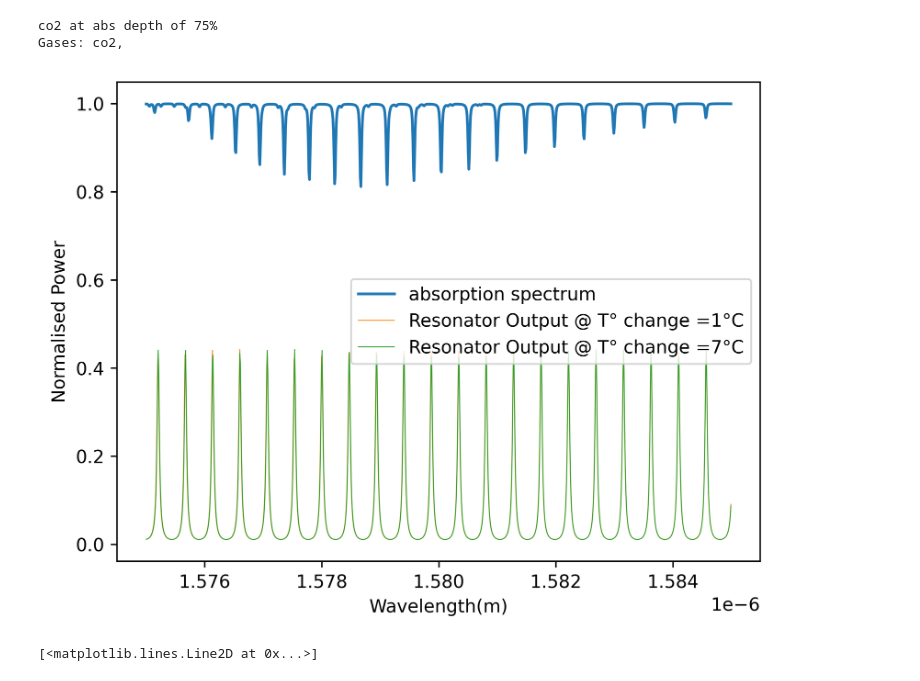
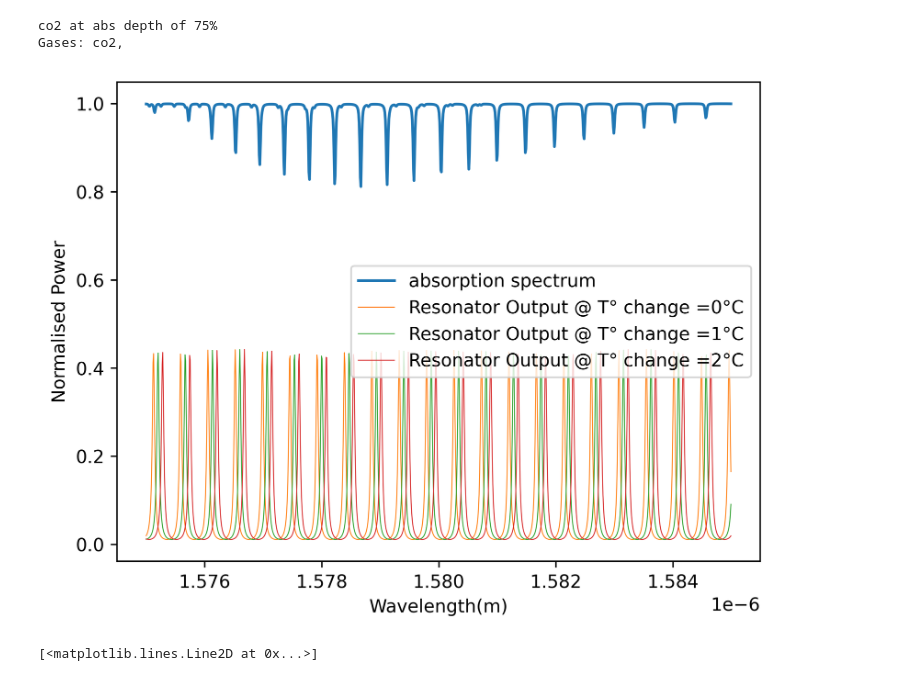
Before and after one commit to Driss-001/Capstone_G2_2022-2023, a Jupyter notebook: test.ipynb, the cells around one changed output. Drawn from its saved outputs; the diff is of its cells as text; code cells hidden in the pictures.

```diff
--- a/test.ipynb
+++ b/test.ipynb
@@ -9,9 +9,9 @@ rs1 = rs(Temp=np.arange(0,11,1))
 co2 at abs depth of 75%
 Gases: co2,
 # %%
-rs1.display_output((3,10))
+rs1.display_output(range(0,3))
 # %% [output]
-[figure, old version]
+[figure, new version]
 # %%
 plt.figure(dpi=600)
 a = rs1.abs_spectrum
```
Also changed, not shown: parts of 1 cell of this notebook, 3 other files.
